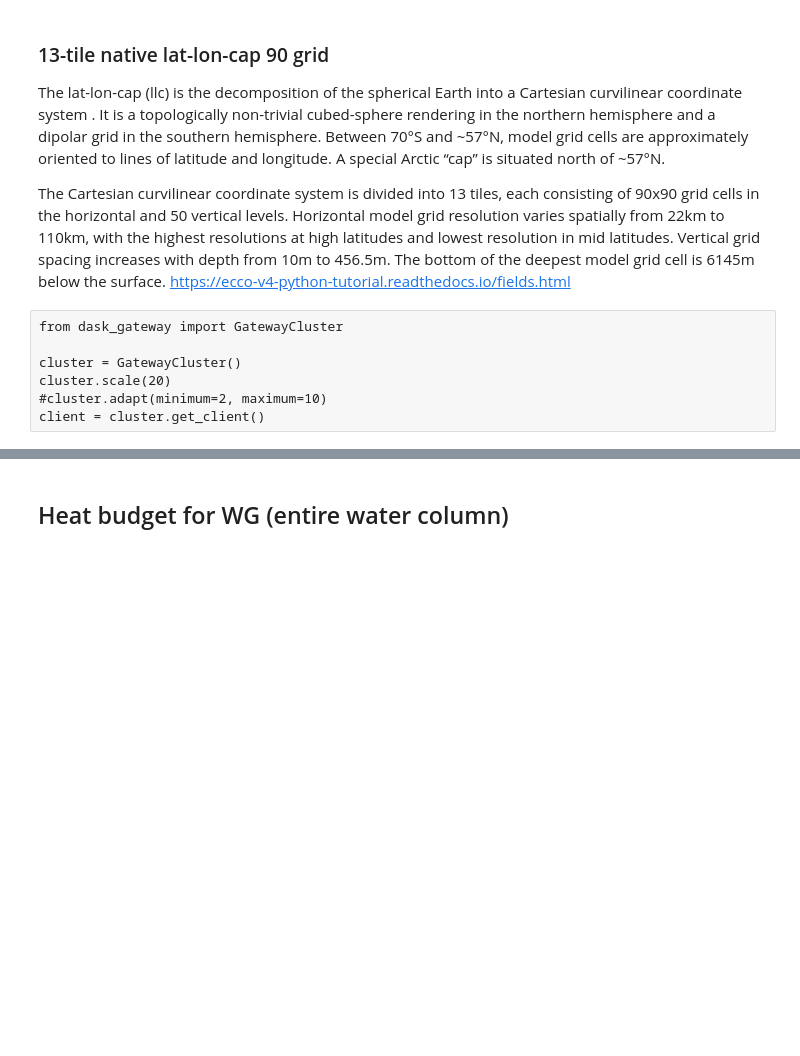
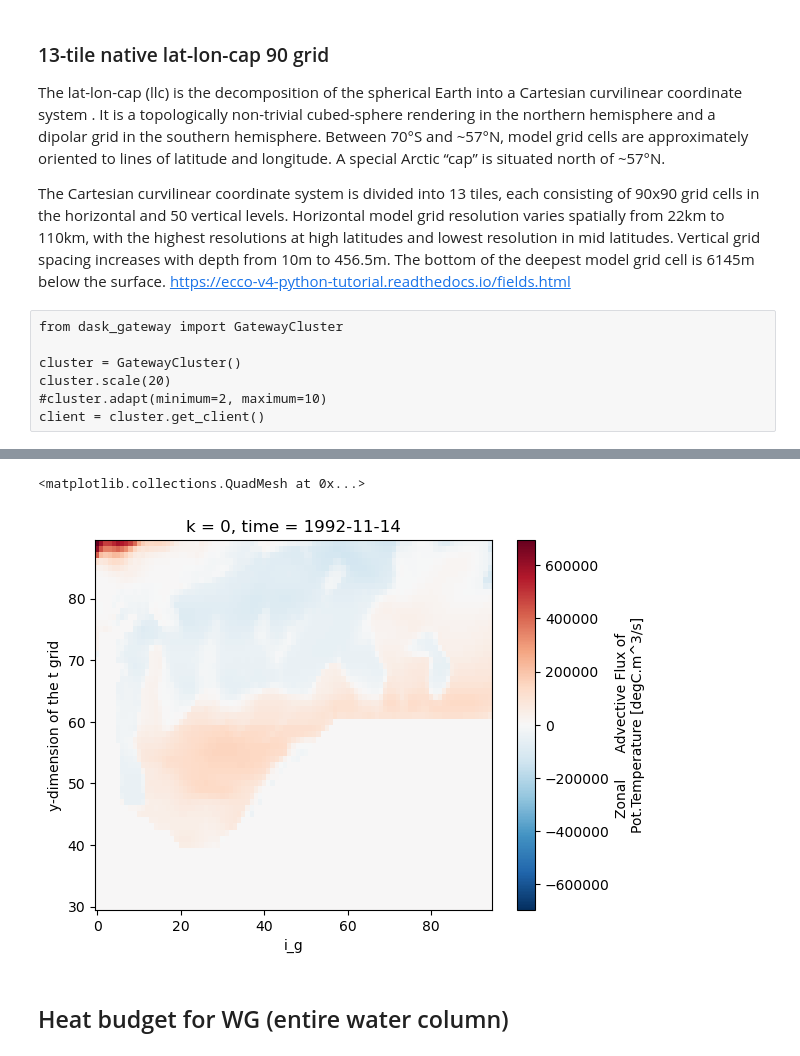
Before and after one commit to shanicetbailey/chapter1, a Jupyter notebook: ECCO-budgets/ECCO-heat-budget-revised.ipynb, the cells around one changed output, grey strips where cells are left out. Saved outputs shown, nothing was run; the diff lists cells and outputs as text; code cells hidden in the pictures; blank space fills up the shorter version.

```diff
--- a/ECCO-budgets/ECCO-heat-budget-revised.ipynb
+++ b/ECCO-budgets/ECCO-heat-budget-revised.ipynb
@@ -88,0 +92,10 @@ Coordinates:
+# %%
+#WG boundaries (65˚W, 30˚E; 80˚S, 57˚S)
+left_lon = 23 #~-64.5˚ #used to be 20
+right_lon = 118 #30.5˚ #used to be 115
+lower_lat = 30 #~-80˚ #used to be 38
+upper_lat = 90 #-56.73891
+
+j_g_upper = 90 #-56.2021
+i_g_right = 118
+i_g_left = 22
@@ -88,0 +107,4 @@ Coordinates:
+# %%
+#set the boundaries
+lat_range = dict(j=slice(lower_lat, upper_lat))
+lon_range = dict(i=slice(left_lon, right_lon))
@@ -89,3 +263,8 @@ Coordinates:
+# %%
+ds.ADVx_TH[10].isel(**lat_range, i_g=slice(left_lon,i_g_right))[0].drop('i_g').plot()
+# %% [output]
+<matplotlib.collections.QuadMesh at 0x...>
+[figure, added]
 # %% [markdown]
 ## Heat budget for WG (entire water column)
 # %%
```
Also changed, not shown: parts of 46 cells of this notebook.
